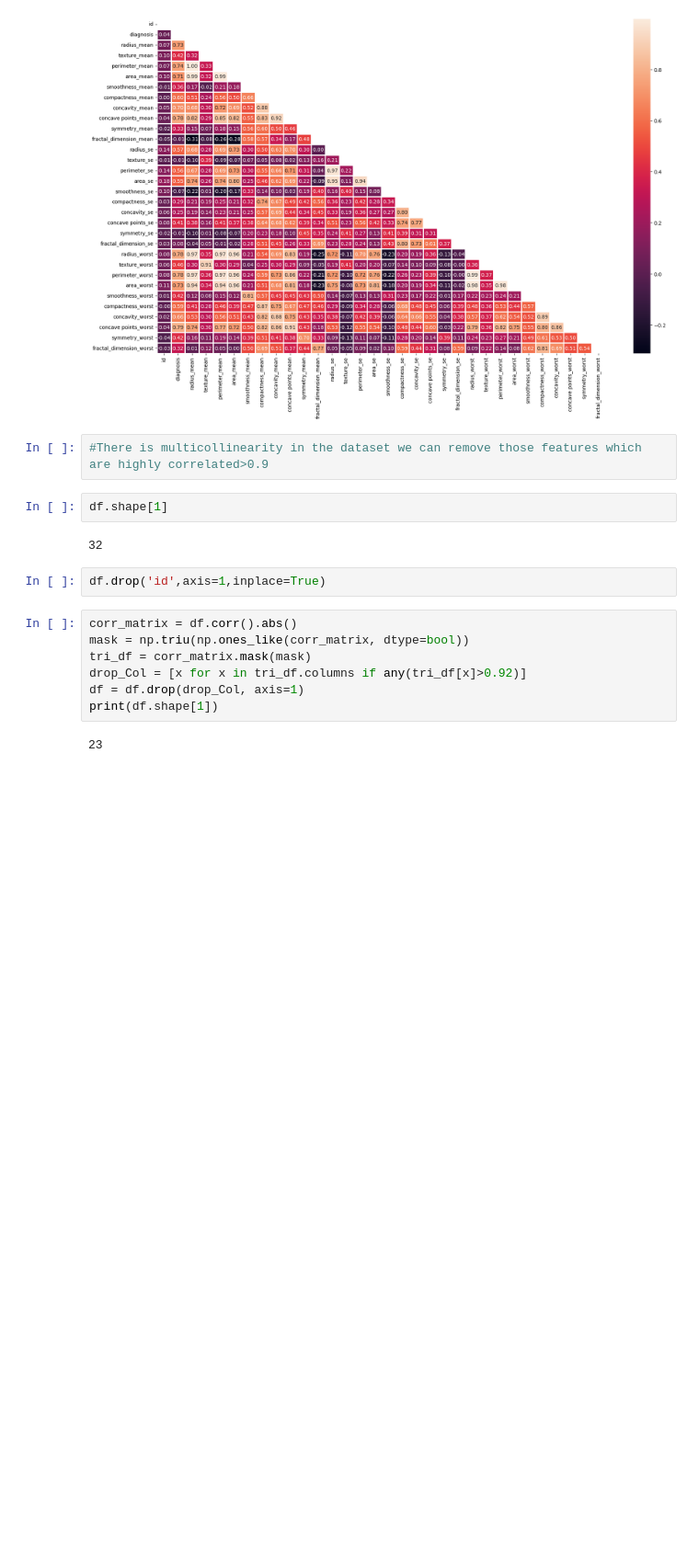
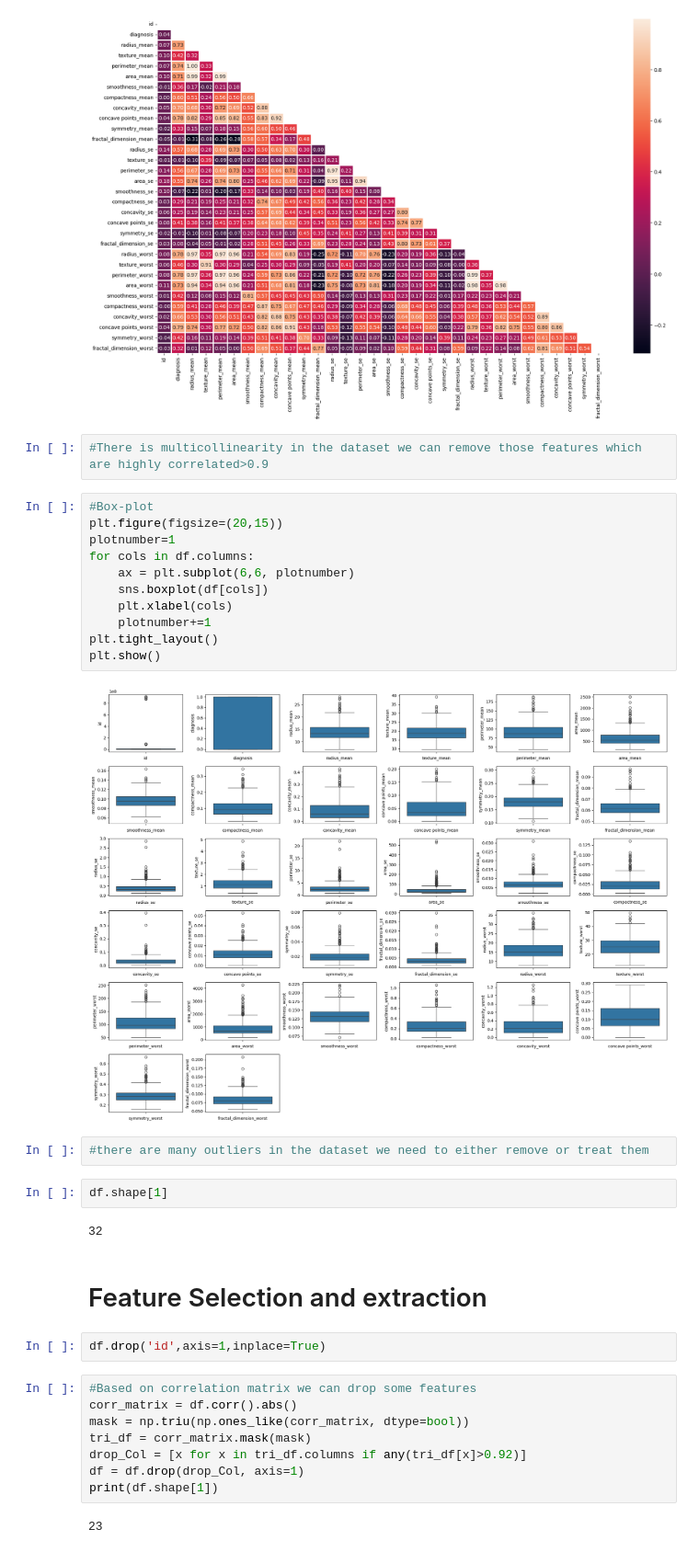
Before and after one commit to AshvittaS/Breast-cancer, a Jupyter notebook: breast-cancer.ipynb, the cells around one changed output. Shown at 92% size. Drawn from its saved outputs; the diff is of its cells as text; blank space fills up the shorter version.

```diff
--- a/breast-cancer.ipynb
+++ b/breast-cancer.ipynb
@@ -145,13 +198,31 @@ plt.show()
 [figure]
 # %%
 #There is multicollinearity in the dataset we can remove those features which are highly correlated>0.9
+# %%
+#Box-plot
+plt.figure(figsize=(20,15))
+plotnumber=1
+for cols in df.columns:
+    ax = plt.subplot(6,6, plotnumber)
+    sns.boxplot(df[cols])
+    plt.xlabel(cols)
+    plotnumber+=1
+plt.tight_layout()
+plt.show()
+# %% [output]
+[figure, added]
+# %%
+#there are many outliers in the dataset we need to either remove or treat them
 # %%
 df.shape[1]
 # %% [output]
 32
+# %% [markdown]
+# Feature Selection and extraction
 # %%
 df.drop('id',axis=1,inplace=True)
 # %%
+#Based on correlation matrix we can drop some features
 corr_matrix = df.corr().abs()
 mask = np.triu(np.ones_like(corr_matrix, dtype=bool))
 tri_df = corr_matrix.mask(mask)
```
Also changed, not shown: parts of 13 cells of this notebook.
